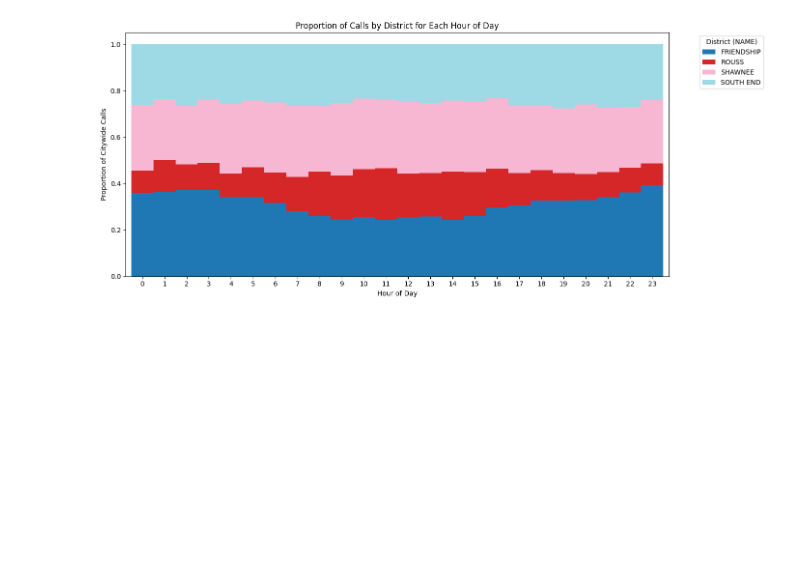
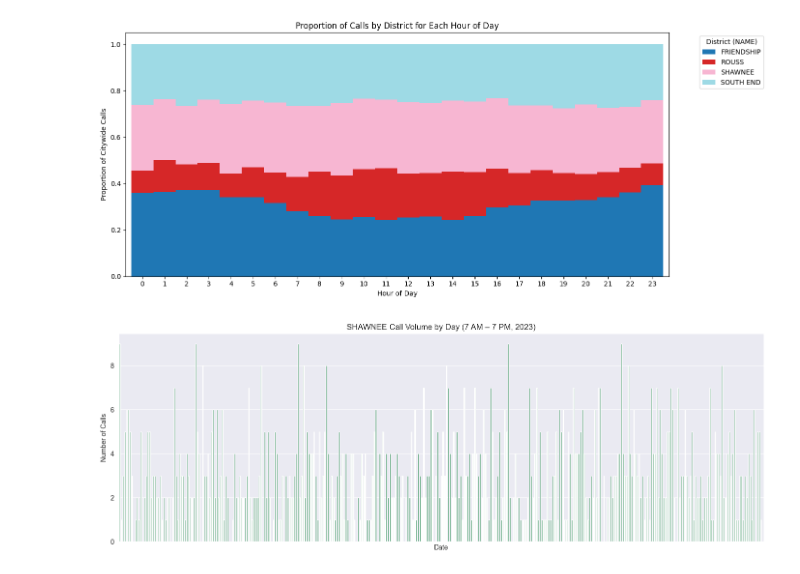
Before and after one commit to baywigg/ML4VA, a Jupyter notebook: visualizing/plotting_trends.ipynb, the cells around one changed output. Saved outputs shown, nothing was run; the diff lists cells and outputs as text; code cells hidden in the pictures; blank space fills up the shorter version.

Commit message:
continued working on the district and day/night model, but no improvement

```diff
--- a/visualizing/plotting_trends.ipynb
+++ b/visualizing/plotting_trends.ipynb
@@ -284,3 +284,43 @@ plt.show()
 # %% [output]
 <Figure size 1400x600 with 0 Axes>
 [figure]
+# %%
+import pandas as pd
+import matplotlib.pyplot as plt
+
+# load data
+df = pd.read_csv('../data/clean/calls_by_district.csv')
+df['CallDateTime'] = pd.to_datetime(df['CallDateTime'])
+
+# filter for SHAWNEE, 2023, and 7:00 AM to 7:00 PM
+df = df[
+    (df['NAME'] == 'SHAWNEE') &
+    (df['CallDateTime'].dt.year == 2023) &
+    (df['CallDateTime'].dt.hour >= 7) &
+    (df['CallDateTime'].dt.hour < 19)
+    ]
+
+# extract date
+df['date'] = df['CallDateTime'].dt.date
+
+# actual call counts
+daily_counts = df.groupby('date').size()
+
+# create full date range for 2023
+full_dates = pd.date_range(start='2023-01-01', end='2023-12-31')
+full_dates = pd.Series(0, index=full_dates.date)
+
+# combine with actual counts
+complete_counts = full_dates.add(daily_counts, fill_value=0).astype(int)
+
+# plot
+plt.figure(figsize=(14, 5))
+complete_counts.plot(kind='bar', color='seagreen')
+plt.title('SHAWNEE Call Volume by Day (7 AM – 7 PM, 2023)')
+plt.xlabel('Date')
+plt.ylabel('Number of Calls')
+plt.xticks([], [])  # suppress individual date ticks for readability
+plt.tight_layout()
+plt.show()
+# %% [output]
+[figure, added]
```
Also changed, not shown: parts of 1 cell of this notebook, 2 other files.
